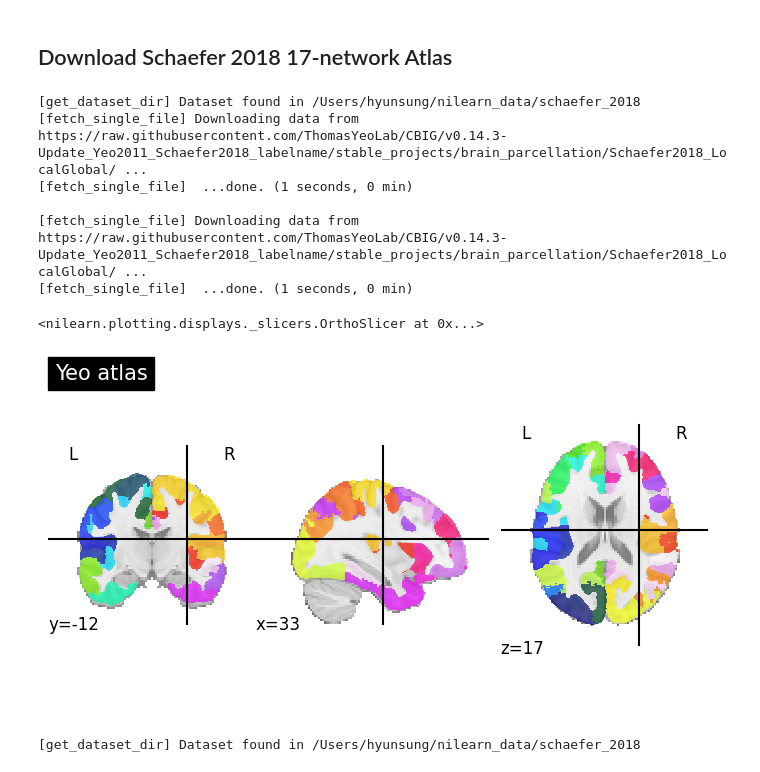
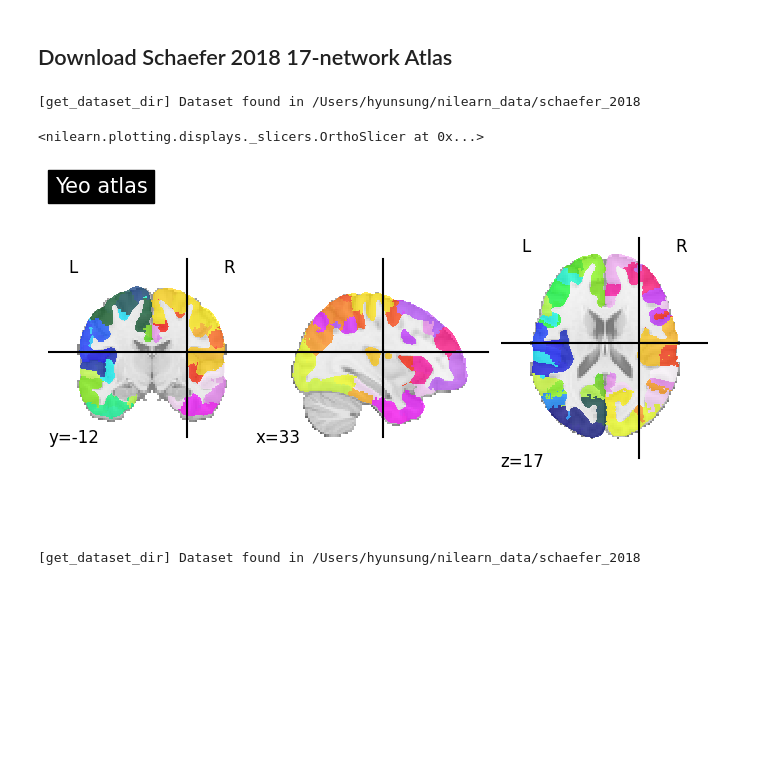
Before and after one commit to statKim/FDA-Lab, a Jupyter notebook: conformal/py/adhd200_preprocessing.ipynb, the cells around one changed output. Saved outputs shown, nothing was run; the diff lists cells and outputs as text; code cells hidden in the pictures; blank space fills up the shorter version.

```diff
--- a/conformal/py/adhd200_preprocessing.ipynb
+++ b/conformal/py/adhd200_preprocessing.ipynb
@@ -134,21 +130,16 @@ import os
 # %% [markdown]
 ## Download  Schaefer 2018 17-network Atlas
 # %%
-atlas = datasets.fetch_atlas_schaefer_2018(n_rois=200, yeo_networks=17, resolution_mm=1)
+atlas = datasets.fetch_atlas_schaefer_2018(n_rois=400, yeo_networks=17, resolution_mm=1)
 atlas_filename = atlas.maps  # 1mm 해상도의 Atlas 이미지
 labels = [x.decode() for x in atlas.labels]  # ROI 이름 리스트
 
 from nilearn.plotting import plot_roi, show
 plot_roi(atlas.maps, title="Yeo atlas")
 # %% [output]
 [get_dataset_dir] Dataset found in /Users/hyunsung/nilearn_data/schaefer_2018
-[fetch_single_file] Downloading data from https://raw.githubusercontent.com/ThomasYeoLab/CBIG/v0.14.3-Update_Yeo2011_Schaefer2018_labelname/stable_projects/brain_parcellation/Schaefer2018_LocalGlobal/ ...
-[fetch_single_file]  ...done. (1 seconds, 0 min)
-
-[fetch_single_file] Downloading data from https://raw.githubusercontent.com/ThomasYeoLab/CBIG/v0.14.3-Update_Yeo2011_Schaefer2018_labelname/stable_projects/brain_parcellation/Schaefer2018_LocalGlobal/ ...
-[fetch_single_file]  ...done. (1 seconds, 0 min)
 <nilearn.plotting.displays._slicers.OrthoSlicer at 0x...>
-[figure, old version]
+[figure, new version]
 # %%
 atlas = datasets.fetch_atlas_schaefer_2018(n_rois=100, yeo_networks=17, resolution_mm=1)
 atlas_filename = atlas.maps  # 1mm 해상도의 Atlas 이미지
```
Also changed, not shown: parts of 4 cells of this notebook, 3 other files.
